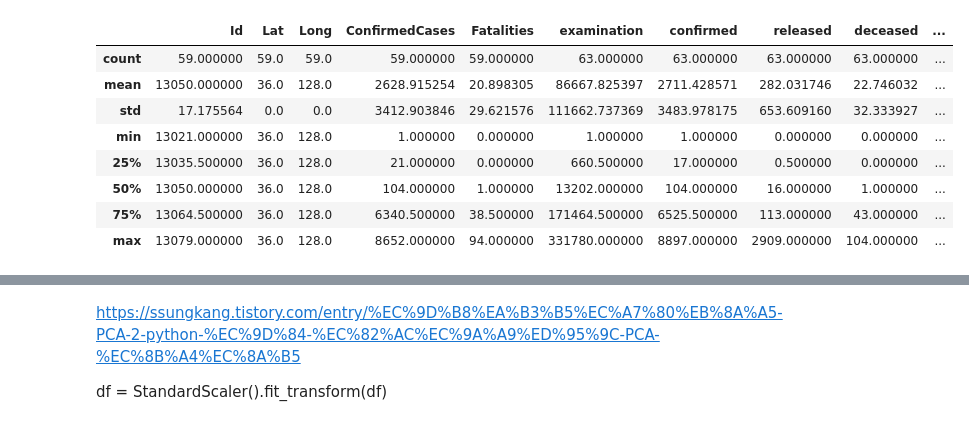
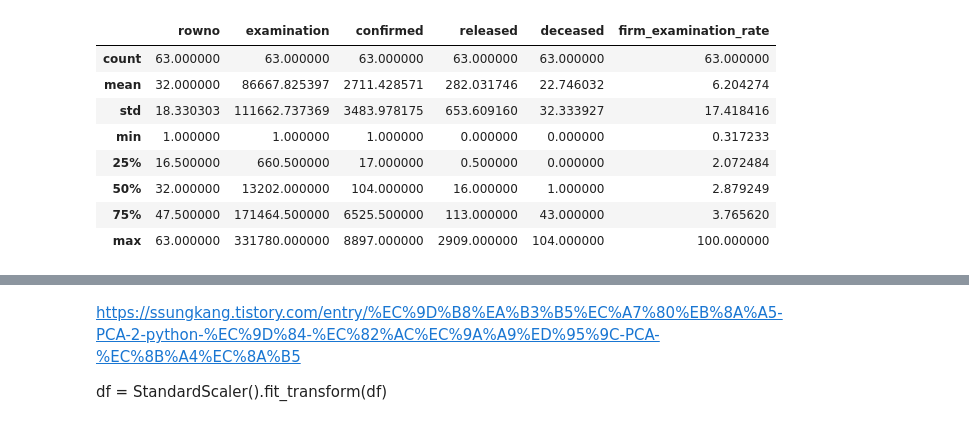
Before and after one commit to jeongnamho/Kaggle, a Jupyter notebook: Corona_competition/Corona_competition.ipynb, the cells around one changed output, grey strips where cells are left out. Drawn from its saved outputs; the diff is of its cells as text; code cells hidden in the pictures.

```diff
--- a/Corona_competition/Corona_competition.ipynb
+++ b/Corona_competition/Corona_competition.ipynb
@@ -81,6 +81,9 @@ time = df2.set_index("date")
 train_korea = pd.concat([time, train_korea], axis=1, sort=False)
 train_korea.rename(columns={'test':'examination'}, inplace=True)  # test컬럼이 test데이터프레임과 헷갈릴 소지가 있어 바꿈
 train_korea["Country/Region"].fillna("Korea, South", inplace=True)
+train_korea["Lat"].fillna(36.0, inplace=True)
+train_korea["Long"].fillna(128.0, inplace=True)
+train_korea=train_korea.loc[train_korea["examination"].notnull()]
 train_korea
 # %% [output]
 |  | time | examination | negative | confirmed | released | deceased | Id | Province/State | ... |
@@ -159,0 +165,4 @@ plt.show()
+# %%
+columns = [0,10,12,13,14,15]
+df = train_korea.iloc[:,columns]
+df
@@ -160,12 +183,12 @@ plt.show()
 # %%
-train_korea.describe()
+df.describe()
 # %% [output]
-|  | Id | Lat | Long | ConfirmedCases | Fatalities | examination | confirmed | released | deceased | ... |
-| count | 59.000000 | 59.0 | 59.0 | 59.000000 | 59.000000 | 63.000000 | 63.000000 | 63.000000 | 63.000000 | ... |
-| mean | 13050.000000 | 36.0 | 128.0 | 2628.915254 | 20.898305 | 86667.825397 | 2711.428571 | 282.031746 | 22.746032 | ... |
-| std | 17.175564 | 0.0 | 0.0 | 3412.903846 | 29.621576 | 111662.737369 | 3483.978175 | 653.609160 | 32.333927 | ... |
-| min | 13021.000000 | 36.0 | 128.0 | 1.000000 | 0.000000 | 1.000000 | 1.000000 | 0.000000 | 0.000000 | ... |
-| 25% | 13035.500000 | 36.0 | 128.0 | 21.000000 | 0.000000 | 660.500000 | 17.000000 | 0.500000 | 0.000000 | ... |
-| 50% | 13050.000000 | 36.0 | 128.0 | 104.000000 | 1.000000 | 13202.000000 | 104.000000 | 16.000000 | 1.000000 | ... |
-| 75% | 13064.500000 | 36.0 | 128.0 | 6340.500000 | 38.500000 | 171464.500000 | 6525.500000 | 113.000000 | 43.000000 | ... |
-| max | 13079.000000 | 36.0 | 128.0 | 8652.000000 | 94.000000 | 331780.000000 | 8897.000000 | 2909.000000 | 104.000000 | ... |
+|  | rowno | examination | confirmed | released | deceased | firm_examination_rate |
+| count | 63.000000 | 63.000000 | 63.000000 | 63.000000 | 63.000000 | 63.000000 |
+| mean | 32.000000 | 86667.825397 | 2711.428571 | 282.031746 | 22.746032 | 6.204274 |
+| std | 18.330303 | 111662.737369 | 3483.978175 | 653.609160 | 32.333927 | 17.418416 |
+| min | 1.000000 | 1.000000 | 1.000000 | 0.000000 | 0.000000 | 0.317233 |
+| 25% | 16.500000 | 660.500000 | 17.000000 | 0.500000 | 0.000000 | 2.072484 |
+| 50% | 32.000000 | 13202.000000 | 104.000000 | 16.000000 | 1.000000 | 2.879249 |
+| 75% | 47.500000 | 171464.500000 | 6525.500000 | 113.000000 | 43.000000 | 3.765620 |
+| max | 63.000000 | 331780.000000 | 8897.000000 | 2909.000000 | 104.000000 | 100.000000 |
```
Also changed, not shown: parts of 31 cells of this notebook, 4 other files.
